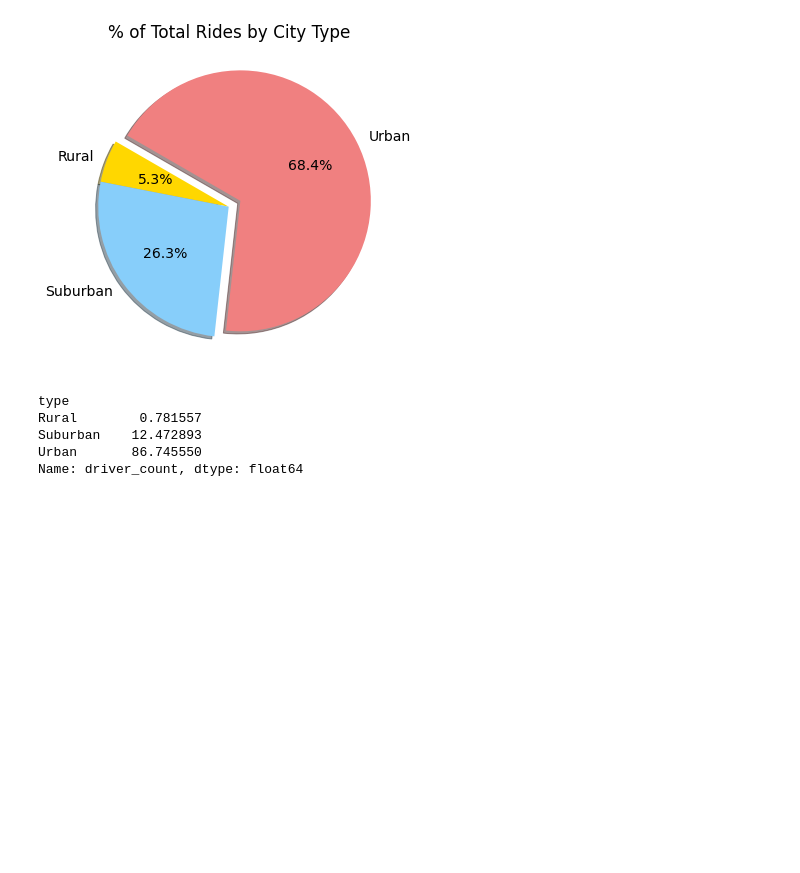
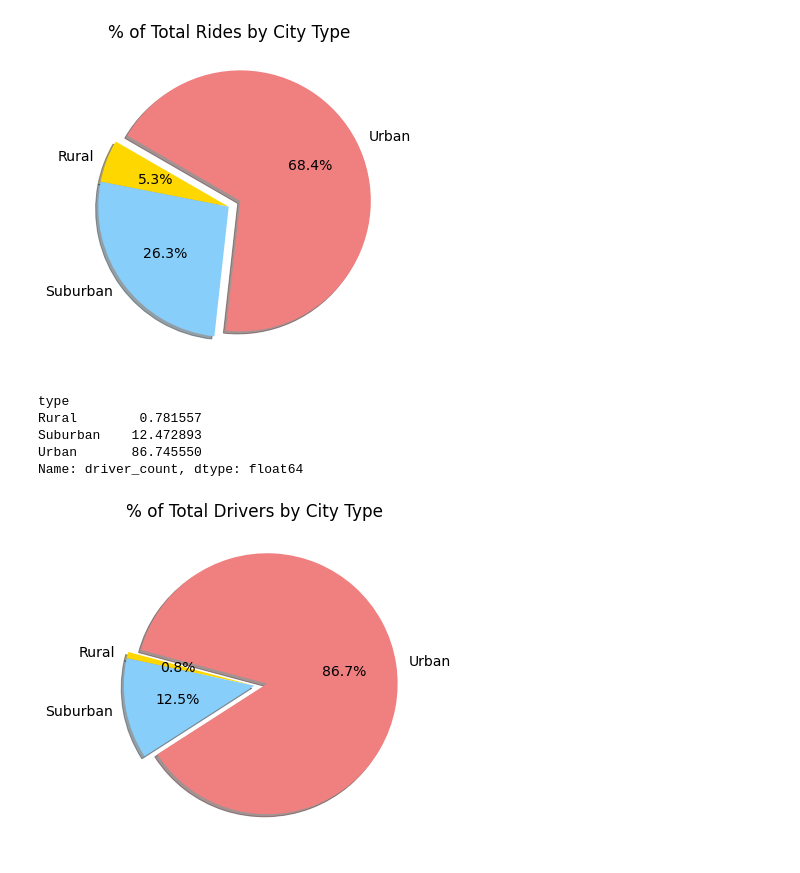
Before and after one commit to jlabure/PyBer_Analysis, a Jupyter notebook: PyBer.ipynb, the cells around one changed output. Drawn from its saved outputs; the diff is of its cells as text; code cells hidden in the pictures; blank space fills up the shorter version.

```diff
--- a/PyBer.ipynb
+++ b/PyBer.ipynb
@@ -832,21 +832,20 @@ Suburban    12.472893
 Urban       86.745550
 Name: driver_count, dtype: float64
 # %%
-# Build the percentage of drivers pie chart
+# Build percentage of rides by city type pie chart.
 plt.subplots(figsize=(10, 6))
 plt.pie(driver_percents,
-       labels=["Rural", "Suburban", "Urban"],
-       colors=["gold", "lightskyblue", "lightcoral"],
-       explode=[0, 0, 0.1],
-       autopct='%1.1f%%',
-       shadow=True, startangle=150)
+    labels=["Rural", "Suburban", "Urban"],
+    colors=["gold", "lightskyblue", "lightcoral"],
+    explode=[0, 0, 0.1],
+    autopct='%1.1f%%',
+    shadow=True, startangle=165)
 plt.title("% of Total Drivers by City Type")
-
-# Change the default size from 10 to 14
+# Change the default font size from 10 to 14.
 mpl.rcParams['font.size'] = 14
-
-# Save figure
-plt.savefig("Analysis/Fig7.png")
-
-# Show figure
+# Save Figure
+plt.savefig("analysis/Fig7.png")
+# Show Figure
 plt.show()
+# %% [output]
+[figure, added]
```
Also changed, not shown: 2 other files.
